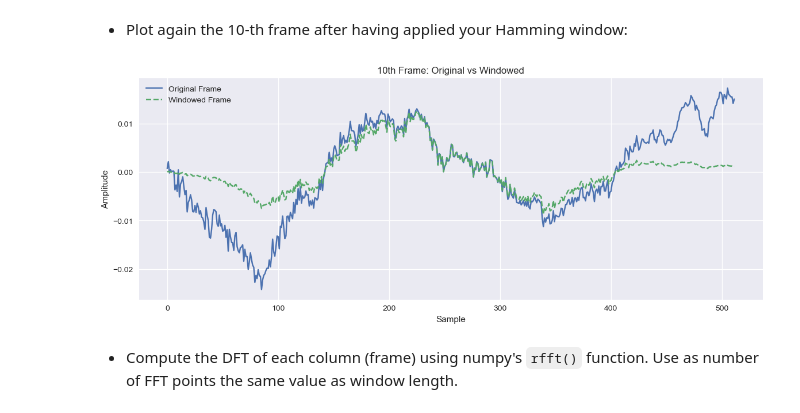
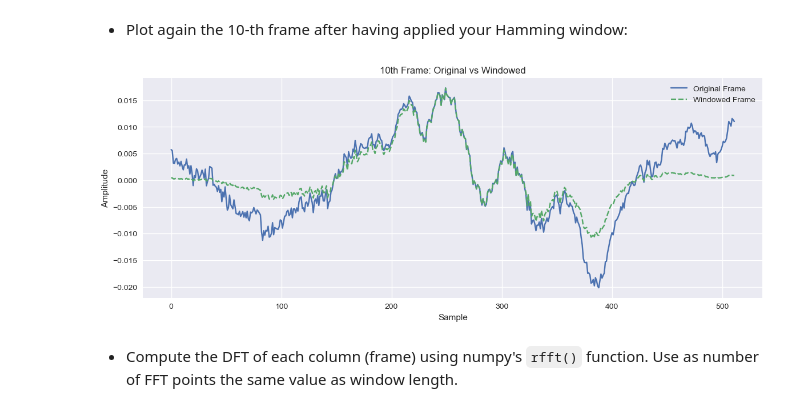
Before and after one commit to Carmenfranci/Selected, a Jupyter notebook: Lab_1_students.ipynb, the cells around one changed output. Drawn from its saved outputs; the diff is of its cells as text; code cells hidden in the pictures.

````diff
--- a/Lab_1_students.ipynb
+++ b/Lab_1_students.ipynb
@@ -581,26 +571,26 @@ frames_hamming = frames * winfunc  # Element-wise multiplication
 * Plot again the 10-th frame after having applied your Hamming window:
 # %%
 
-# Get the 10th frame (index 9, as indices start from 0)
-frame_10 = frames[9]
+# Get the 10th frame (index 9, as indices start from 0) #da mettere 10
+frame_10 = frames[10]
 
 # Create a Hamming window of the same length as the frame
 window = np.hamming(frame_length)
 
 # Apply the window to the 10th frame
 frame_10_windowed = frame_10 * window
 
 # Plot the frame before and after applying the window
 plt.figure(figsize=(14, 5))
 plt.plot(frame_10, label='Original Frame')
 plt.plot(frame_10_windowed, label='Windowed Frame', linestyle='--')
 plt.legend()
 plt.title("10th Frame: Original vs Windowed")
 plt.xlabel("Sample")
 plt.ylabel("Amplitude")
 plt.show()
 # %% [output]
-[figure, old version]
+[figure, new version]
 # %% [markdown]
 * Compute the DFT of each column (frame) using numpy's ```rfft()``` function. Use as number of FFT points the same value as window length.
 # %%
````
Also changed, not shown: parts of 9 cells of this notebook.
